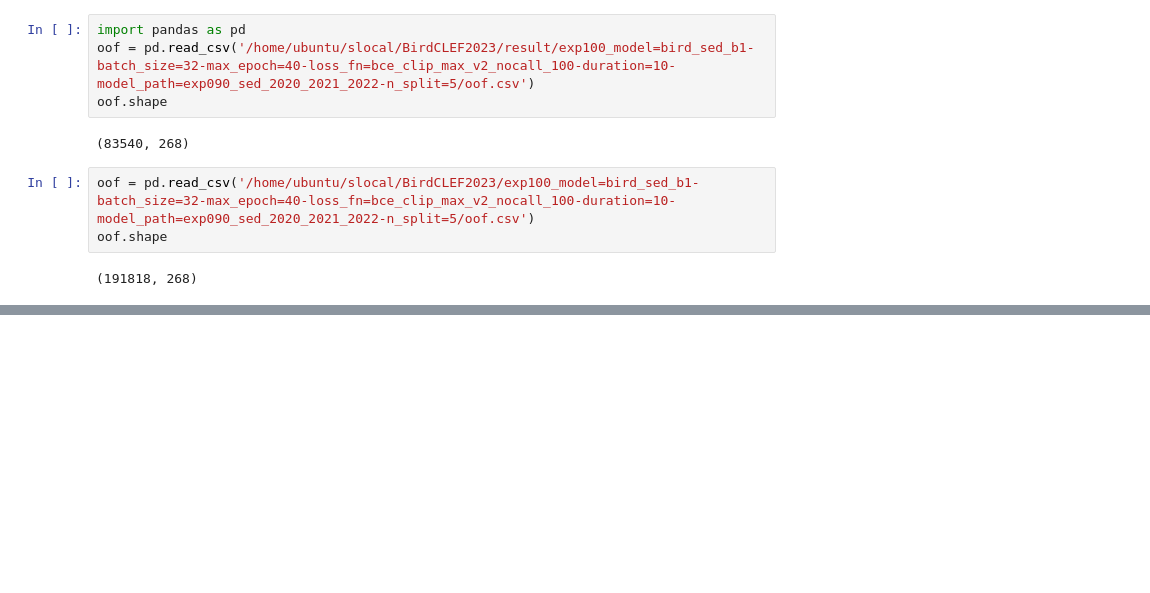
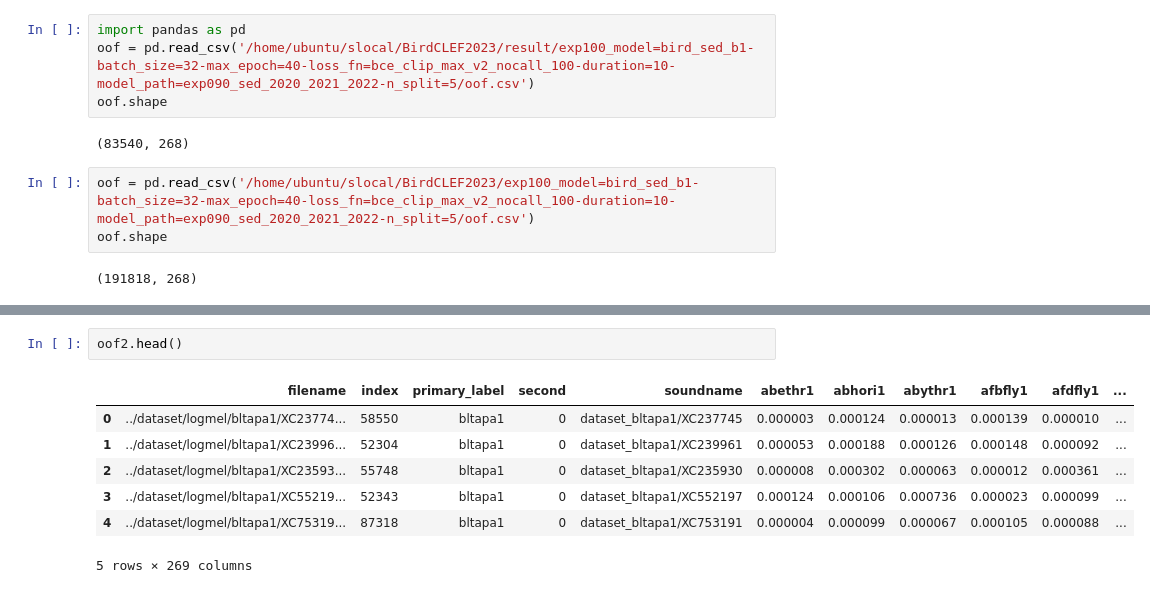
Before and after one commit to YutoShibata07/BirdCLEF2023, a Jupyter notebook: src/utils/EDA.ipynb, the cells around one changed output, grey strips where cells are left out. Cells and saved outputs as stored; diff of their text form; blank space fills up the shorter version.

```diff
--- a/src/utils/EDA.ipynb
+++ b/src/utils/EDA.ipynb
@@ -516,0 +625,10 @@ oof.shape
+# %%
+oof2.head()
+# %% [output]
+|  | filename | index | primary_label | second | soundname | abethr1 | abhori1 | abythr1 | afbfly1 | afdfly1 | ... |
+| 0 | ../dataset/logmel/bltapa1/XC23774... | 58550 | bltapa1 | 0 | dataset_bltapa1/XC237745 | 0.000003 | 0.000124 | 0.000013 | 0.000139 | 0.000010 | ... |
+| 1 | ../dataset/logmel/bltapa1/XC23996... | 52304 | bltapa1 | 0 | dataset_bltapa1/XC239961 | 0.000053 | 0.000188 | 0.000126 | 0.000148 | 0.000092 | ... |
+| 2 | ../dataset/logmel/bltapa1/XC23593... | 55748 | bltapa1 | 0 | dataset_bltapa1/XC235930 | 0.000008 | 0.000302 | 0.000063 | 0.000012 | 0.000361 | ... |
+| 3 | ../dataset/logmel/bltapa1/XC55219... | 52343 | bltapa1 | 0 | dataset_bltapa1/XC552197 | 0.000124 | 0.000106 | 0.000736 | 0.000023 | 0.000099 | ... |
+| 4 | ../dataset/logmel/bltapa1/XC75319... | 87318 | bltapa1 | 0 | dataset_bltapa1/XC753191 | 0.000004 | 0.000099 | 0.000067 | 0.000105 | 0.000088 | ... |
+5 rows × 269 columns
```
Also changed, not shown: parts of 6 cells of this notebook, 5 other files.
